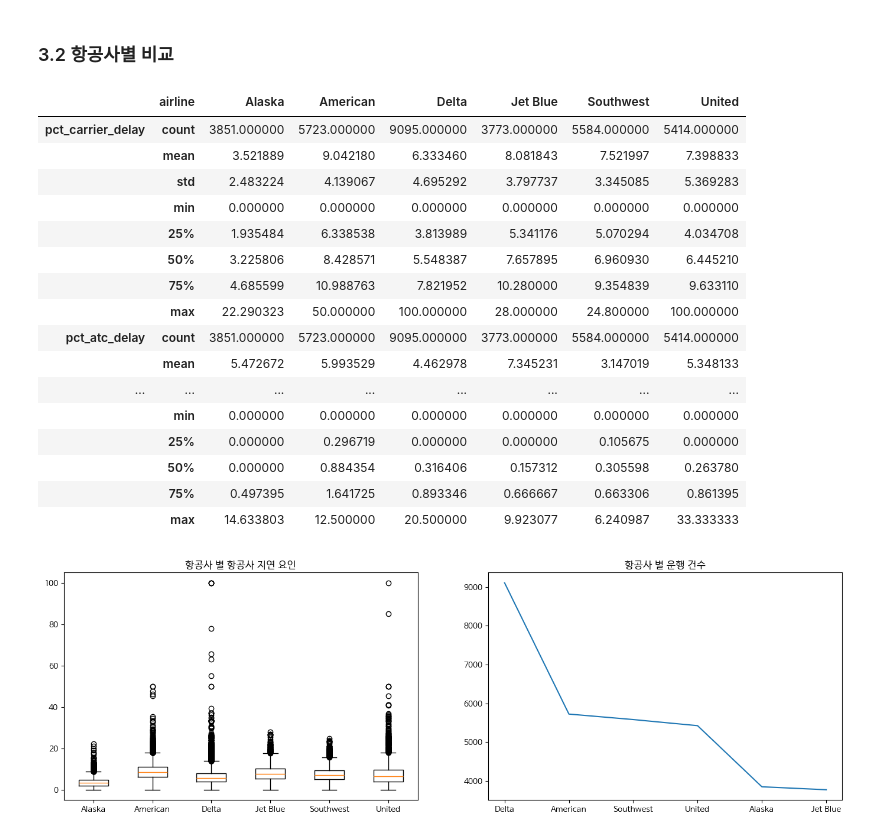
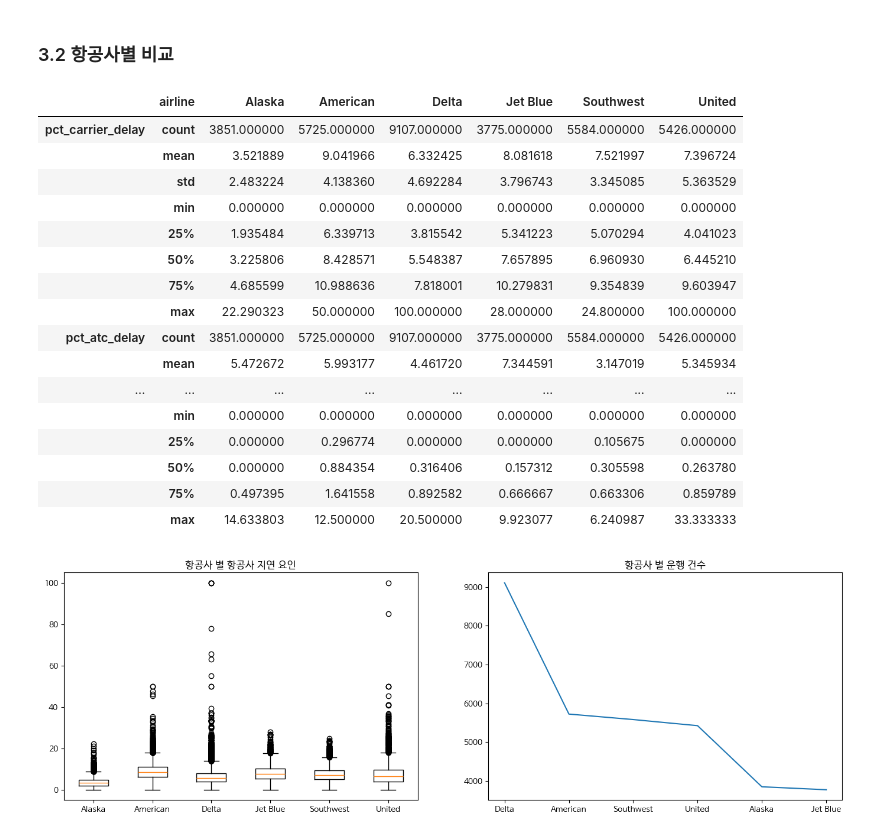
Before and after one commit to Telkem/hipython_rep, a Jupyter notebook: 1_data_anal_airlines/보고서.ipynb, the cells around one changed output. Saved outputs shown, nothing was run; the diff lists cells and outputs as text; code cells hidden in the pictures.

```diff
--- a/1_data_anal_airlines/보고서.ipynb
+++ b/1_data_anal_airlines/보고서.ipynb
@@ -132,24 +132,24 @@ plt.show()
 ### 3.2 항공사별 비교
 # %%
 #항공사별 기술 통계
-df.groupby('airline').describe().T
+df_group_filled.groupby('airline').describe().T
 # %% [output]
 |  | airline | Alaska | American | Delta | Jet Blue | Southwest | United |
-| pct_carrier_delay | count | 3851.000000 | 5723.000000 | 9095.000000 | 3773.000000 | 5584.000000 | 5414.000000 |
-|  | mean | 3.521889 | 9.042180 | 6.333460 | 8.081843 | 7.521997 | 7.398833 |
-|  | std | 2.483224 | 4.139067 | 4.695292 | 3.797737 | 3.345085 | 5.369283 |
+| pct_carrier_delay | count | 3851.000000 | 5725.000000 | 9107.000000 | 3775.000000 | 5584.000000 | 5426.000000 |
+|  | mean | 3.521889 | 9.041966 | 6.332425 | 8.081618 | 7.521997 | 7.396724 |
+|  | std | 2.483224 | 4.138360 | 4.692284 | 3.796743 | 3.345085 | 5.363529 |
 |  | min | 0.000000 | 0.000000 | 0.000000 | 0.000000 | 0.000000 | 0.000000 |
-|  | 25% | 1.935484 | 6.338538 | 3.813989 | 5.341176 | 5.070294 | 4.034708 |
+|  | 25% | 1.935484 | 6.339713 | 3.815542 | 5.341223 | 5.070294 | 4.041023 |
 |  | 50% | 3.225806 | 8.428571 | 5.548387 | 7.657895 | 6.960930 | 6.445210 |
-|  | 75% | 4.685599 | 10.988763 | 7.821952 | 10.280000 | 9.354839 | 9.633110 |
+|  | 75% | 4.685599 | 10.988636 | 7.818001 | 10.279831 | 9.354839 | 9.603947 |
 |  | max | 22.290323 | 50.000000 | 100.000000 | 28.000000 | 24.800000 | 100.000000 |
-| pct_atc_delay | count | 3851.000000 | 5723.000000 | 9095.000000 | 3773.000000 | 5584.000000 | 5414.000000 |
-|  | mean | 5.472672 | 5.993529 | 4.462978 | 7.345231 | 3.147019 | 5.348133 |
+| pct_atc_delay | count | 3851.000000 | 5725.000000 | 9107.000000 | 3775.000000 | 5584.000000 | 5426.000000 |
+|  | mean | 5.472672 | 5.993177 | 4.461720 | 7.344591 | 3.147019 | 5.345934 |
 | ... | ... | ... | ... | ... | ... | ... | ... |
 |  | min | 0.000000 | 0.000000 | 0.000000 | 0.000000 | 0.000000 | 0.000000 |
-|  | 25% | 0.000000 | 0.296719 | 0.000000 | 0.000000 | 0.105675 | 0.000000 |
+|  | 25% | 0.000000 | 0.296774 | 0.000000 | 0.000000 | 0.105675 | 0.000000 |
 |  | 50% | 0.000000 | 0.884354 | 0.316406 | 0.157312 | 0.305598 | 0.263780 |
-|  | 75% | 0.497395 | 1.641725 | 0.893346 | 0.666667 | 0.663306 | 0.861395 |
+|  | 75% | 0.497395 | 1.641558 | 0.892582 | 0.666667 | 0.663306 | 0.859789 |
 |  | max | 14.633803 | 12.500000 | 20.500000 | 9.923077 | 6.240987 | 33.333333 |
 # %%
 fig = plt.figure(figsize=[17,5])
```
